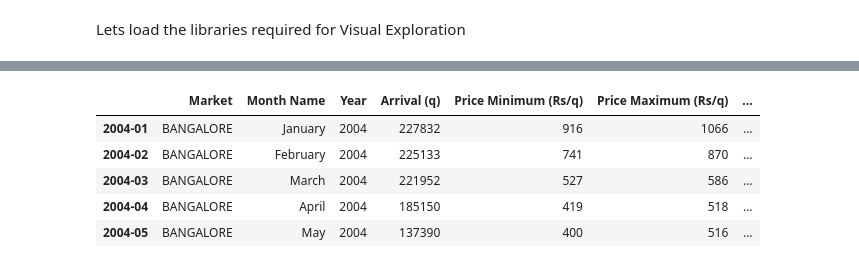
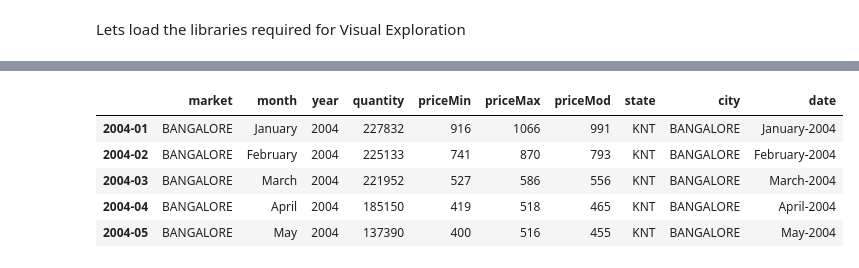
Before and after one commit to ababook/intro-python-data-science, a Jupyter notebook: onion/4-Explore.ipynb, the cells around one changed output, grey strips where cells are left out. Drawn from its saved outputs; the diff is of its cells as text; code cells hidden in the pictures.

```diff
--- a/onion/4-Explore.ipynb
+++ b/onion/4-Explore.ipynb
@@ -17,7 +17,7 @@ import numpy as np
 df = pd.read_csv('MonthWiseMarketArrivals_clean.csv')
 # %%
 #Set the Index
-df.index = pd.PeriodIndex(df.Date, freq='M')
+df.index = pd.PeriodIndex(df.date, freq='M')
 df = df.sort_index()
 # %% [markdown]
 Lets load the libraries required for Visual Exploration
@@ -43,10 +92,10 @@ df.head()
 # %%
-df_bang = df[df["Mandi"] == "BANGALORE"]
+df_bang = df[df["city"] == "BANGALORE"]
 df_bang.head()
 # %% [output]
-|  | Market | Month Name | Year | Arrival (q) | Price Minimum (Rs/q) | Price Maximum (Rs/q) | ... |
-| 2004-01 | BANGALORE | January | 2004 | 227832 | 916 | 1066 | ... |
-| 2004-02 | BANGALORE | February | 2004 | 225133 | 741 | 870 | ... |
-| 2004-03 | BANGALORE | March | 2004 | 221952 | 527 | 586 | ... |
-| 2004-04 | BANGALORE | April | 2004 | 185150 | 419 | 518 | ... |
-| 2004-05 | BANGALORE | May | 2004 | 137390 | 400 | 516 | ... |
+|  | market | month | year | quantity | priceMin | priceMax | priceMod | state | city | date |
+| 2004-01 | BANGALORE | January | 2004 | 227832 | 916 | 1066 | 991 | KNT | BANGALORE | January-2004 |
+| 2004-02 | BANGALORE | February | 2004 | 225133 | 741 | 870 | 793 | KNT | BANGALORE | February-2004 |
+| 2004-03 | BANGALORE | March | 2004 | 221952 | 527 | 586 | 556 | KNT | BANGALORE | March-2004 |
+| 2004-04 | BANGALORE | April | 2004 | 185150 | 419 | 518 | 465 | KNT | BANGALORE | April-2004 |
+| 2004-05 | BANGALORE | May | 2004 | 137390 | 400 | 516 | 455 | KNT | BANGALORE | May-2004 |
```
Also changed, not shown: parts of 24 cells of this notebook, 8 other files.
